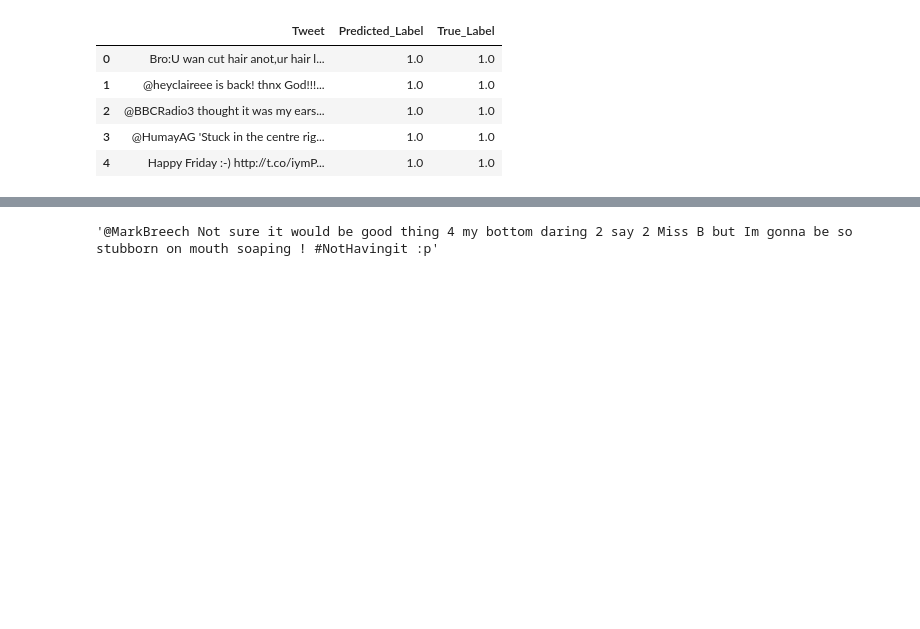
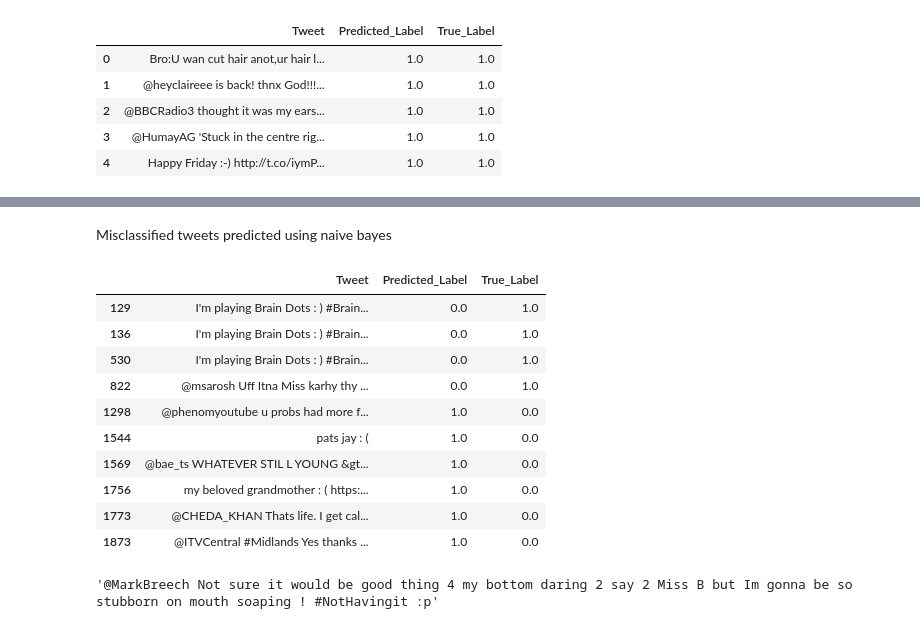
Before and after one commit to bk-anupam/NLP, a Jupyter notebook: DeepLearningAI_NLP_Specialization/1 - NLP with Classification and Vector Space Model/week1/NLP_C1_W1_assignment.ipynb, the cells around one changed output, grey strips where cells are left out. Drawn from its saved outputs; the diff is of its cells as text; code cells hidden in the pictures; blank space fills up the shorter version.

```diff
--- a/DeepLearningAI_NLP_Specialization/1 - NLP with Classification and Vector Space Model/week1/NLP_C1_W1_assignment.ipynb
+++ b/DeepLearningAI_NLP_Specialization/1 - NLP with Classification and Vector Space Model/week1/NLP_C1_W1_assignment.ipynb
@@ -135,3 +135,7 @@ theta = sentiment_model.coef_[0]
 theta
 # %% [output]
 array([ 0.49652958,  0.00903886, -0.01025961])
+# %%
+from sklearn.naive_bayes import MultinomialNB
+mnb = MultinomialNB()
+mnb.fit(train_X, train_y.ravel())
@@ -195,7 +205,10 @@ def get_prediction_accuracy(predicted_labels, true_labels):
     return round(accuracy, 2), is_correct
 
 test_predicted_labels = sentiment_model.predict(test_X)
+mnb_predicted_labels = mnb.predict(test_X)
 accuracy, is_correct = get_prediction_accuracy(test_predicted_labels, test_y.ravel())
+mnb_accuracy, mnb_is_correct = get_prediction_accuracy(mnb_predicted_labels, test_y.ravel())
+print(f"Naive bayes accuracy = {mnb.score(test_X, test_y)}")
 sklearn_accuracy = sentiment_model.score(test_X, test_y)
 print(f"Accuracy of logistic regression sentiment classifier = {accuracy}")
 print(f"Accuracy of logistic regression sentiment classifier using sklearn inbuilt score method = {sklearn_accuracy}")
@@ -239,3 +275,20 @@ df_misclassified_tweets.head()
+# %% [markdown]
+Misclassified tweets predicted using naive bayes
+# %%
+df_mnb_misclassified_tweets = df_test_tweets[~mnb_is_correct]
+df_mnb_misclassified_tweets
+# %% [output]
+|  | Tweet | Predicted_Label | True_Label |
+| 129 | I'm playing Brain Dots : ) #Brain... | 0.0 | 1.0 |
+| 136 | I'm playing Brain Dots : ) #Brain... | 0.0 | 1.0 |
+| 530 | I'm playing Brain Dots : ) #Brain... | 0.0 | 1.0 |
+| 822 | @msarosh Uff Itna Miss karhy thy ... | 0.0 | 1.0 |
+| 1298 | @phenomyoutube u probs had more f... | 1.0 | 0.0 |
+| 1544 | pats jay : ( | 1.0 | 0.0 |
+| 1569 | @bae_ts WHATEVER STIL L YOUNG &gt... | 1.0 | 0.0 |
+| 1756 | my beloved grandmother : ( https:... | 1.0 | 0.0 |
+| 1773 | @CHEDA_KHAN Thats life. I get cal... | 1.0 | 0.0 |
+| 1873 | @ITVCentral #Midlands Yes thanks ... | 1.0 | 0.0 |
 # %%
 test_x[84]
 # %% [output]
```
Also changed, not shown: parts of 6 cells of this notebook.
